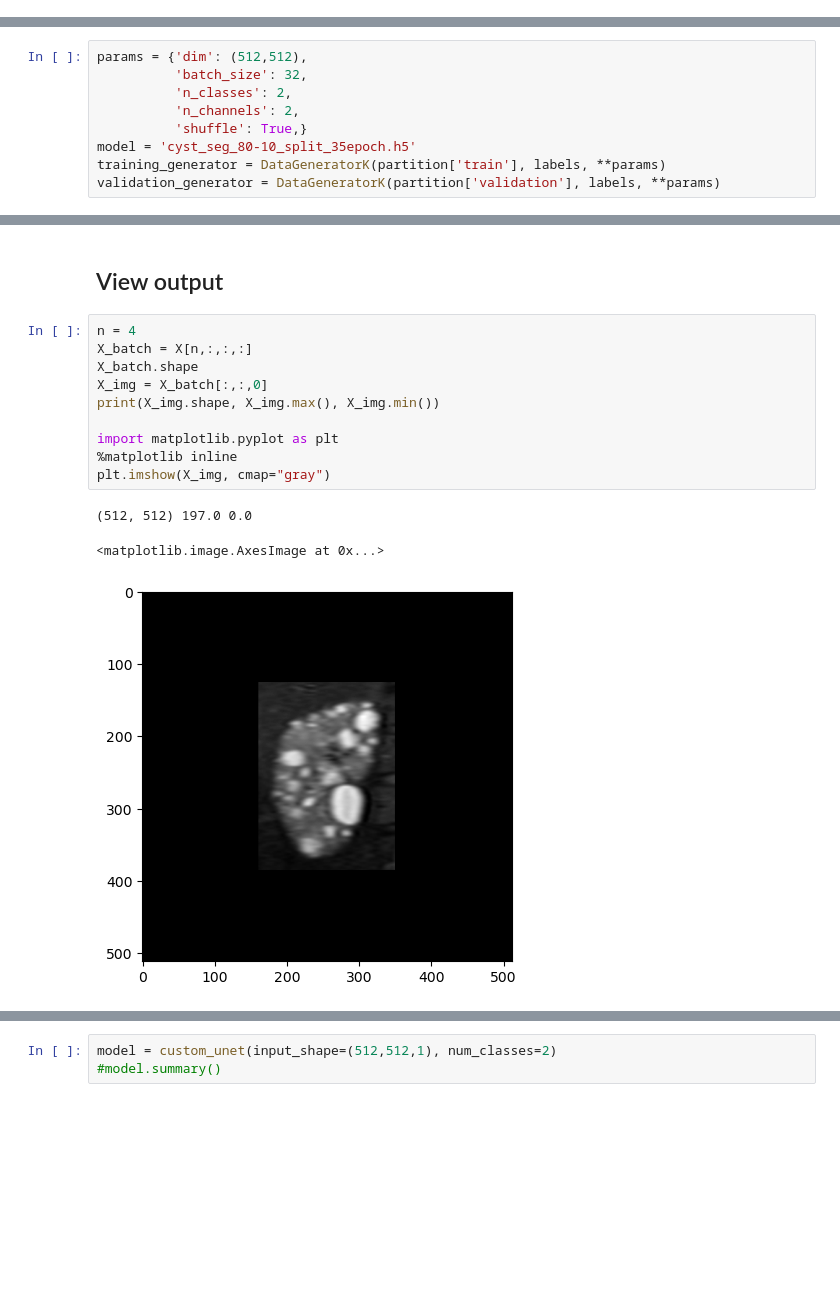
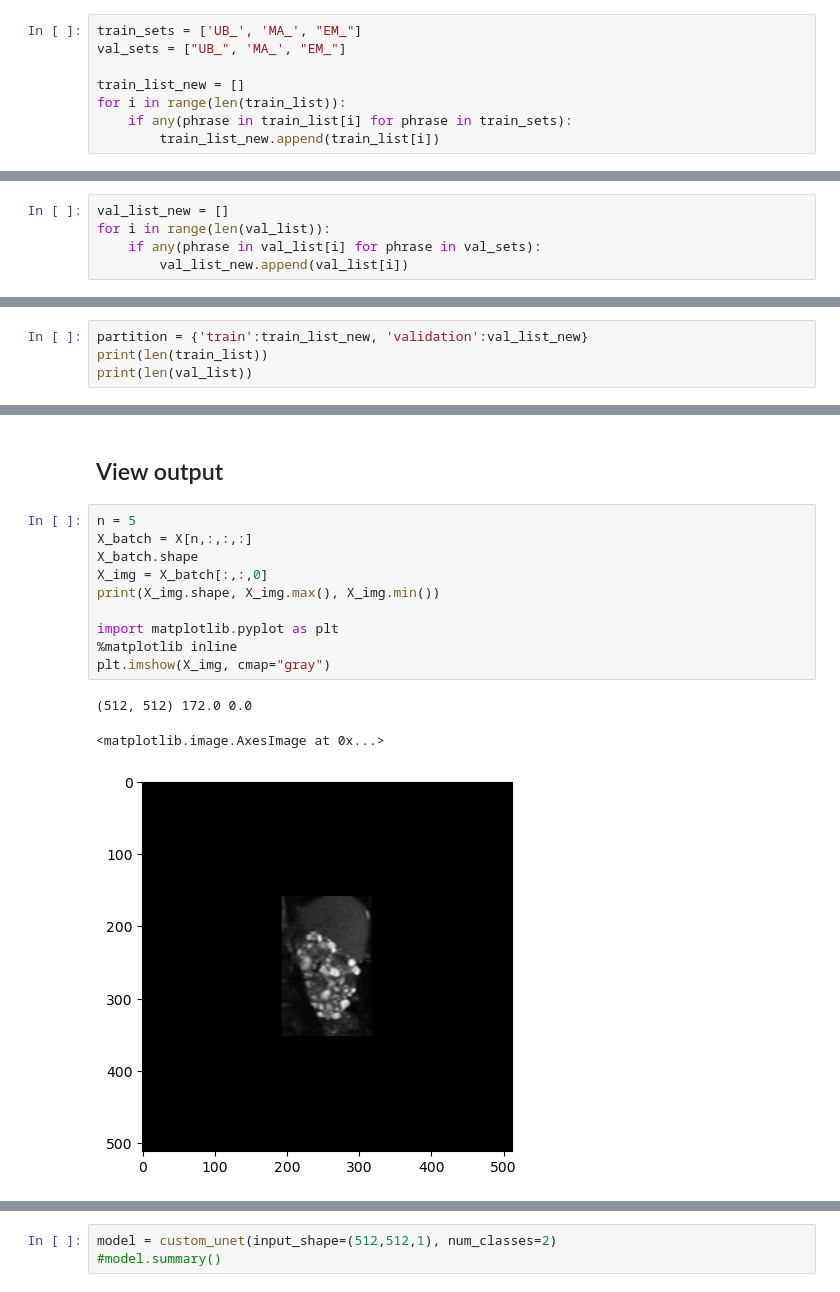
Before and after one commit to EmmaSchmidt2021/Kidney-Segmentation-Jupyter, a Jupyter notebook: (2) Model Training - Data Generator - Kidneys.ipynb, the cells around one changed output, grey strips where cells are left out. Cells and saved outputs as stored; diff of their text form; blank space fills up the shorter version.

Commit message:
training kidneys

```diff
--- a/(2) Model Training - Data Generator - Kidneys.ipynb
+++ b/(2) Model Training - Data Generator - Kidneys.ipynb
@@ -362,0 +359,8 @@ partition = {'train':train_list, 'validation':val_list}
+# %%
+train_sets = ['UB_', 'MA_', "EM_"]
+val_sets = ["UB_", 'MA_', "EM_"]
+
+train_list_new = []
+for i in range(len(train_list)):
+    if any(phrase in train_list[i] for phrase in train_sets):
+        train_list_new.append(train_list[i])
@@ -362,0 +375,5 @@ partition = {'train':train_list, 'validation':val_list}
+# %%
+val_list_new = []
+for i in range(len(val_list)):
+    if any(phrase in val_list[i] for phrase in val_sets):
+        val_list_new.append(val_list[i])
@@ -362,0 +388,4 @@ partition = {'train':train_list, 'validation':val_list}
+# %%
+partition = {'train':train_list_new, 'validation':val_list_new}
+print(len(train_list))
+print(len(val_list))
@@ -375,9 +404,0 @@ from Data_Gen_Mask_PREDICTION import DataGeneratorK
-# %%
-params = {'dim': (512,512),
-          'batch_size': 32,
-          'n_classes': 2,
-          'n_channels': 2,
-          'shuffle': True,}
-model = 'cyst_seg_80-10_split_35epoch.h5'
-training_generator = DataGeneratorK(partition['train'], labels, **params)
-validation_generator = DataGeneratorK(partition['validation'], labels, **params)
@@ -407,16 +410,16 @@ plt.imshow(mask, cmap="gray")
 # %% [markdown]
 ## View output
 # %%
-n = 4
+n = 5
 X_batch = X[n,:,:,:]
 X_batch.shape
 X_img = X_batch[:,:,0]
 print(X_img.shape, X_img.max(), X_img.min())
 
 import matplotlib.pyplot as plt
 %matplotlib inline
 plt.imshow(X_img, cmap="gray")
 # %% [output]
-(512, 512) 197.0 0.0
+(512, 512) 172.0 0.0
 <matplotlib.image.AxesImage at 0x...>
-[figure, old version]
+[figure, new version]
```
Also changed, not shown: parts of 33 cells of this notebook, 10 other files.
